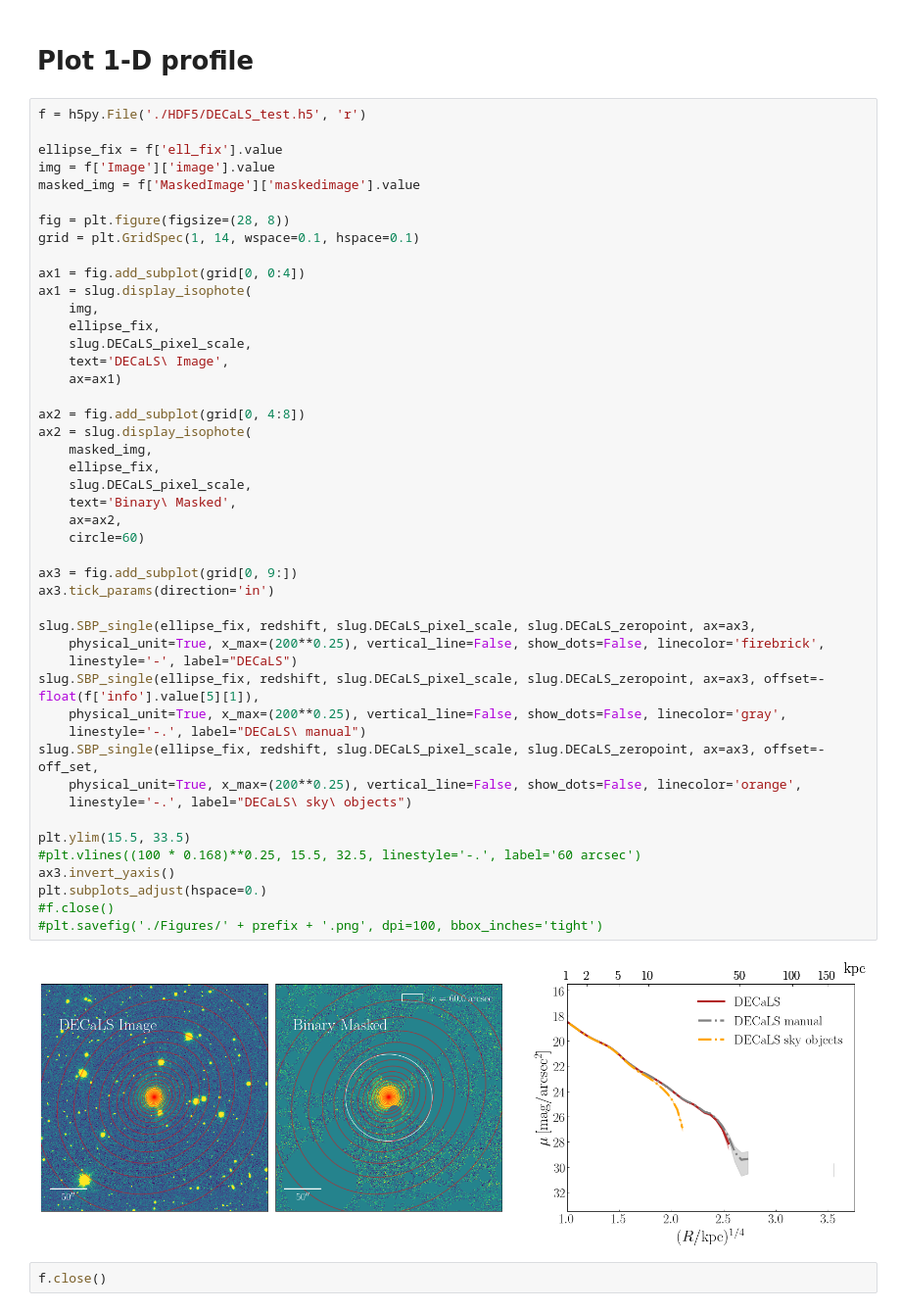
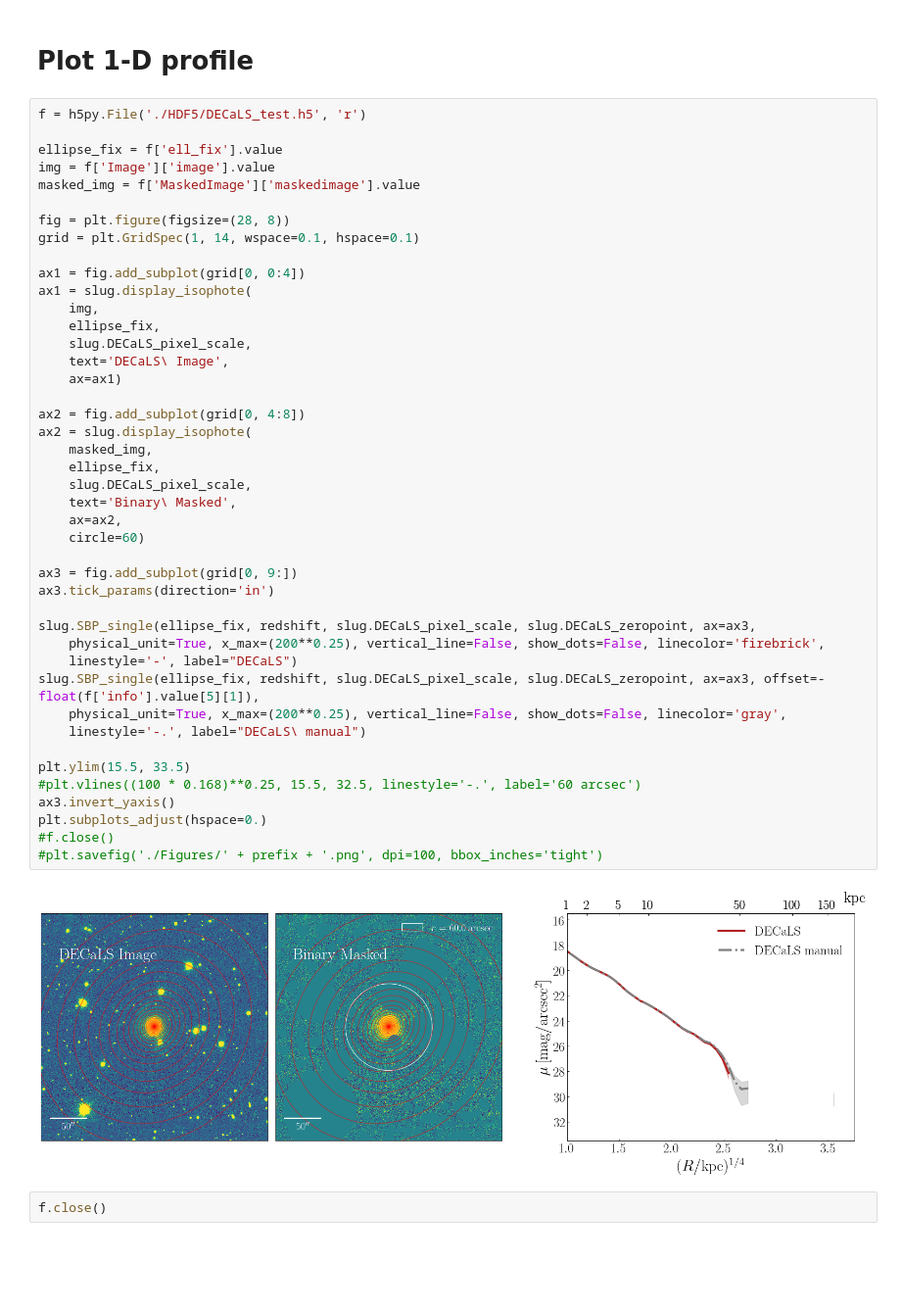
Before and after one commit to AstroJacobLi/slug, a Jupyter notebook: demo/DECaLS-1D-profile-HDF5.ipynb, the cells around one changed output. Shown at 98% size. Saved outputs shown, nothing was run; the diff lists cells and outputs as text; blank space fills up the shorter version.

```diff
--- a/demo/DECaLS-1D-profile-HDF5.ipynb
+++ b/demo/DECaLS-1D-profile-HDF5.ipynb
@@ -241,36 +241,33 @@ ax1 = slug.display_isophote(
     slug.DECaLS_pixel_scale,
     text='DECaLS\ Image',
     ax=ax1)
 
 ax2 = fig.add_subplot(grid[0, 4:8])
 ax2 = slug.display_isophote(
     masked_img,
     ellipse_fix,
     slug.DECaLS_pixel_scale,
     text='Binary\ Masked',
     ax=ax2,
     circle=60)
 
 ax3 = fig.add_subplot(grid[0, 9:])
 ax3.tick_params(direction='in')
 
 slug.SBP_single(ellipse_fix, redshift, slug.DECaLS_pixel_scale, slug.DECaLS_zeropoint, ax=ax3,
     physical_unit=True, x_max=(200**0.25), vertical_line=False, show_dots=False, linecolor='firebrick',
     linestyle='-', label="DECaLS")
 slug.SBP_single(ellipse_fix, redshift, slug.DECaLS_pixel_scale, slug.DECaLS_zeropoint, ax=ax3, offset=-float(f['info'].value[5][1]),
     physical_unit=True, x_max=(200**0.25), vertical_line=False, show_dots=False, linecolor='gray',
     linestyle='-.', label="DECaLS\ manual")
-slug.SBP_single(ellipse_fix, redshift, slug.DECaLS_pixel_scale, slug.DECaLS_zeropoint, ax=ax3, offset=-off_set,
-    physical_unit=True, x_max=(200**0.25), vertical_line=False, show_dots=False, linecolor='orange',
-    linestyle='-.', label="DECaLS\ sky\ objects")
 
 plt.ylim(15.5, 33.5)
 #plt.vlines((100 * 0.168)**0.25, 15.5, 32.5, linestyle='-.', label='60 arcsec')
 ax3.invert_yaxis()
 plt.subplots_adjust(hspace=0.)
 #f.close()
 #plt.savefig('./Figures/' + prefix + '.png', dpi=100, bbox_inches='tight')
 # %% [output]
-[figure, old version]
+[figure, new version]
 # %%
 f.close()
```
